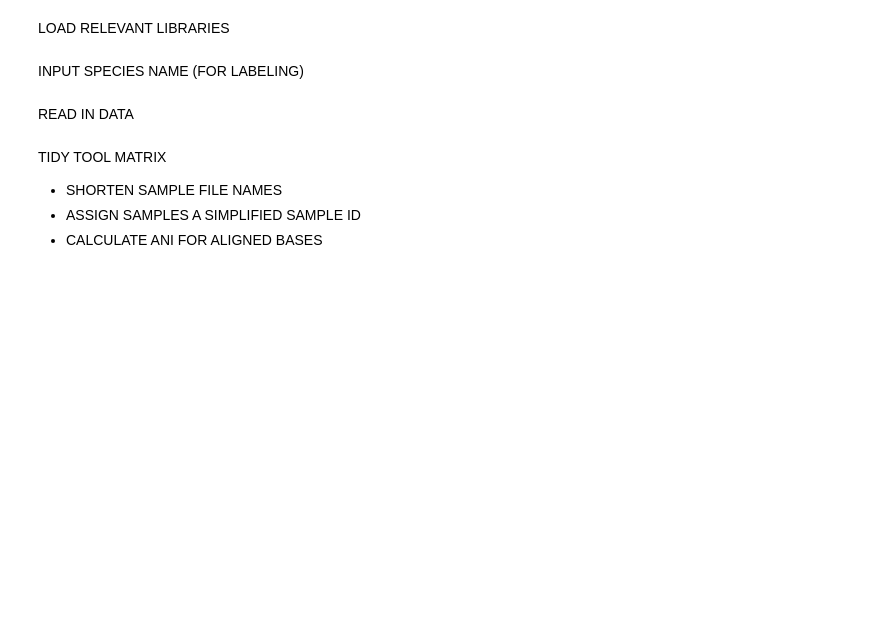
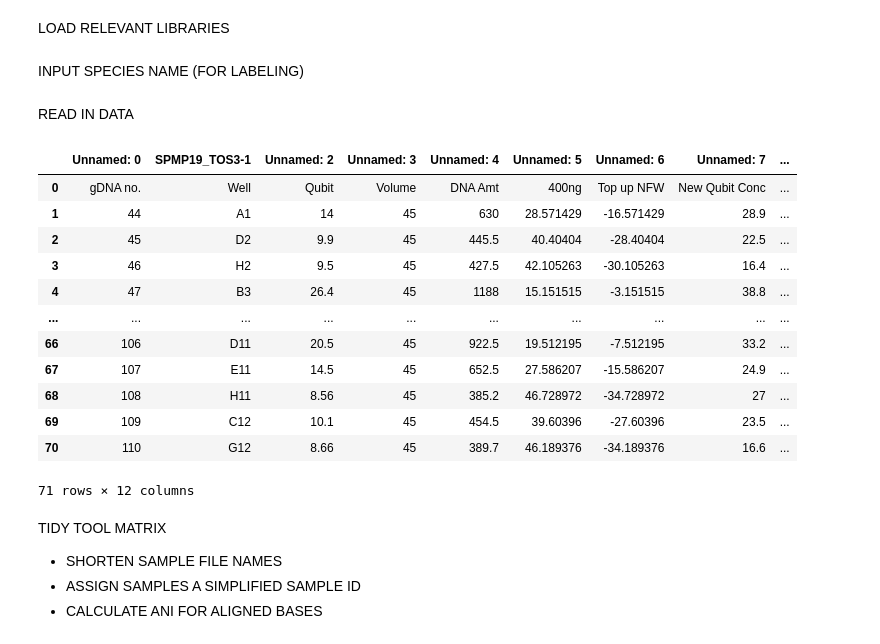
Before and after one commit to annaliese8/PopGenStats_Project, a Jupyter notebook: strain_level_clustering.ipynb, the cells around one changed output. Drawn from its saved outputs; the diff is of its cells as text; code cells hidden in the pictures; blank space fills up the shorter version.

Commit message:
removed old files from github, continued sample analysis in longum* breve* and strain_clustering notebooks

```diff
--- a/strain_level_clustering.ipynb
+++ b/strain_level_clustering.ipynb
@@ -21,6 +22,24 @@ READ IN DATA
 # make it possible for user to select which tools they are inputting??
 
 skani_file_path = f'/Users/Annaliese/Desktop/PopGenStats_Project/data/{species}/distances/skani.tsv.gz'
+# %%
+skani_xl_path = '/Users/Annaliese/Desktop/PopGenStats_Project/data/barcode_samples.xlsx'
+skani_xl = pd.read_excel(skani_xl_path)
+skani_xl
+# %% [output]
+|  | Unnamed: 0 | SPMP19_TOS3-1 | Unnamed: 2 | Unnamed: 3 | Unnamed: 4 | Unnamed: 5 | Unnamed: 6 | Unnamed: 7 | ... |
+| 0 | gDNA no. | Well | Qubit | Volume | DNA Amt | 400ng | Top up NFW | New Qubit Conc | ... |
+| 1 | 44 | A1 | 14 | 45 | 630 | 28.571429 | -16.571429 | 28.9 | ... |
+| 2 | 45 | D2 | 9.9 | 45 | 445.5 | 40.40404 | -28.40404 | 22.5 | ... |
+| 3 | 46 | H2 | 9.5 | 45 | 427.5 | 42.105263 | -30.105263 | 16.4 | ... |
+| 4 | 47 | B3 | 26.4 | 45 | 1188 | 15.151515 | -3.151515 | 38.8 | ... |
+| ... | ... | ... | ... | ... | ... | ... | ... | ... | ... |
+| 66 | 106 | D11 | 20.5 | 45 | 922.5 | 19.512195 | -7.512195 | 33.2 | ... |
+| 67 | 107 | E11 | 14.5 | 45 | 652.5 | 27.586207 | -15.586207 | 24.9 | ... |
+| 68 | 108 | H11 | 8.56 | 45 | 385.2 | 46.728972 | -34.728972 | 27 | ... |
+| 69 | 109 | C12 | 10.1 | 45 | 454.5 | 39.60396 | -27.60396 | 23.5 | ... |
+| 70 | 110 | G12 | 8.66 | 45 | 389.7 | 46.189376 | -34.189376 | 16.6 | ... |
+71 rows × 12 columns
 # %%
 skani_matrix = pd.read_csv(skani_file_path, sep='\t')
 skani_matrix['Tool'] = 'skANI'
```
Also changed, not shown: parts of 10 cells of this notebook, 8 other files.
